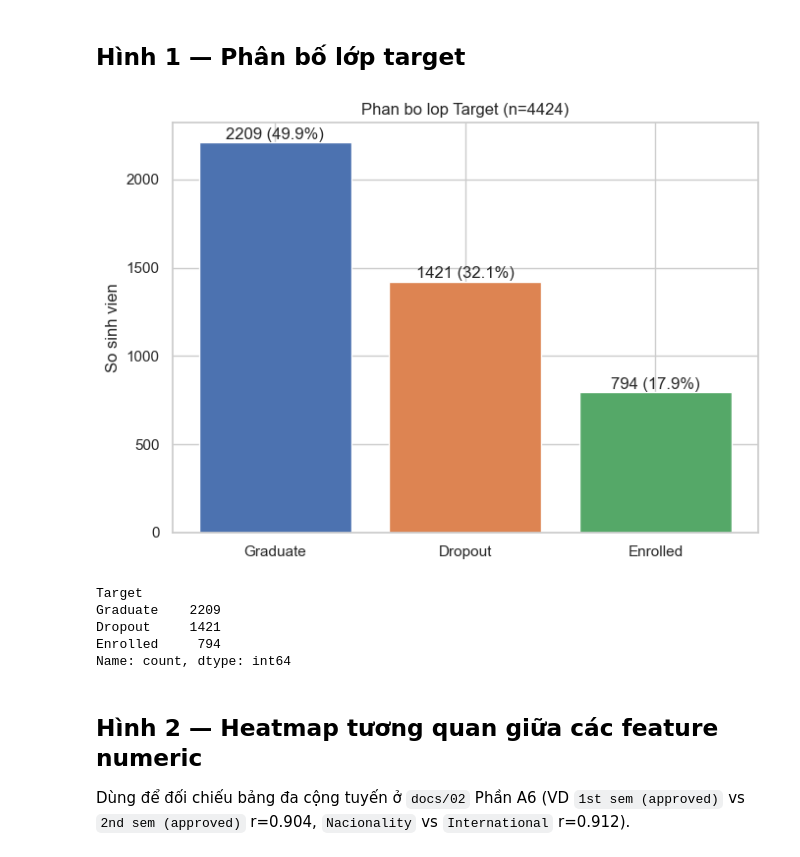
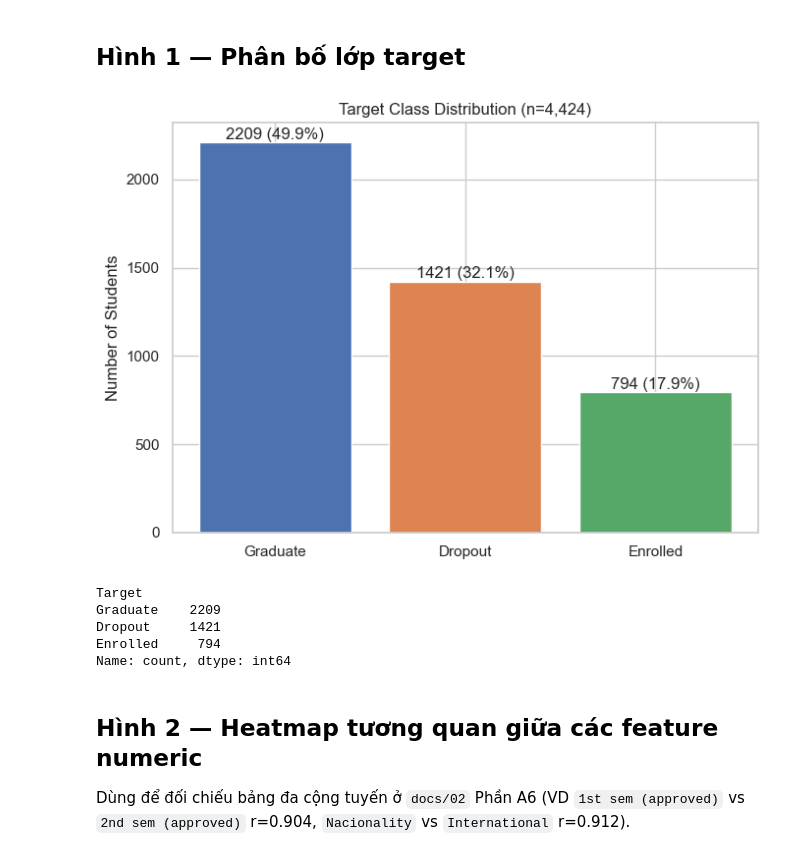
Before and after one commit to thphuc06/Lab2_DecisionTree, a Jupyter notebook: notebooks/01_eda.ipynb, the cells around one changed output. Cells and saved outputs as stored; diff of their text form; code cells hidden in the pictures.

Commit message:
[A] Regenerate EDA and comparison figures with English chart titles

```diff
--- a/notebooks/01_eda.ipynb
+++ b/notebooks/01_eda.ipynb
@@ -80,21 +80,21 @@ df.describe().T
 # %%
 target_counts = df["Target"].value_counts()
 target_pct = df["Target"].value_counts(normalize=True) * 100
 
 fig, ax = plt.subplots(figsize=(7, 5))
 bars = ax.bar(target_counts.index, target_counts.values, color=["#4C72B0", "#DD8452", "#55A868"])
 for bar, pct in zip(bars, target_pct[target_counts.index]):
     ax.text(bar.get_x() + bar.get_width() / 2, bar.get_height() + 20,
             f"{bar.get_height():.0f} ({pct:.1f}%)", ha="center")
-ax.set_title("Phan bo lop Target (n=4424)")
-ax.set_ylabel("So sinh vien")
+ax.set_title("Target Class Distribution (n=4,424)")
+ax.set_ylabel("Number of Students")
 fig.tight_layout()
 fig.savefig(FIG_DIR / "A_target_distribution.png", dpi=150)
 plt.show()
 
 target_counts
 # %% [output]
-[figure, old version]
+[figure, new version]
 Target
 Graduate    2209
 Dropout     1421
```
Also changed, not shown: parts of 4 cells of this notebook, 8 other files.
